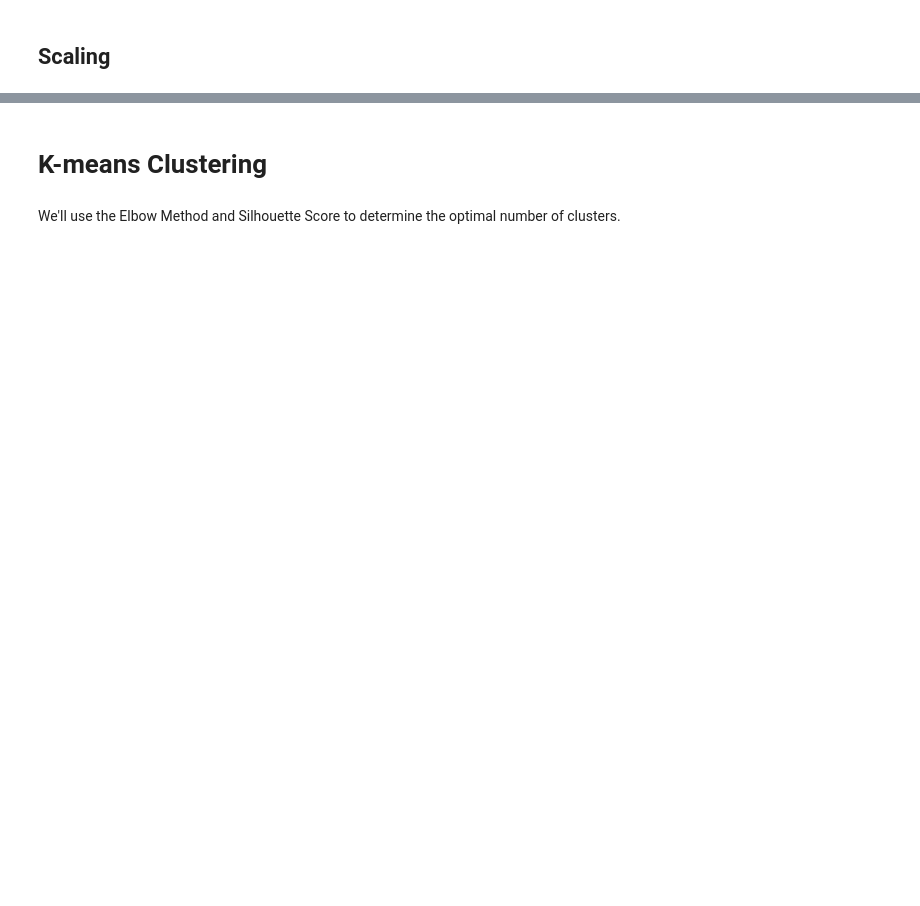
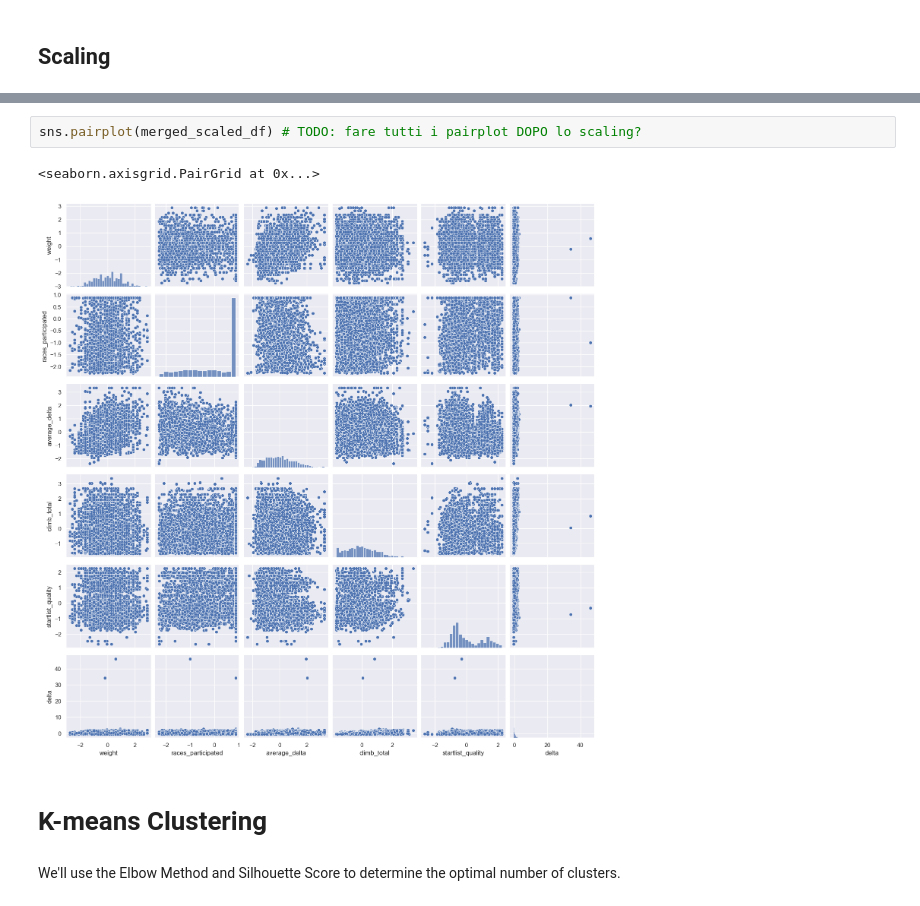
Before and after one commit to Emahhh/dm-project, a Jupyter notebook: 3_clustering.ipynb, the cells around one changed output, grey strips where cells are left out. Saved outputs shown, nothing was run; the diff lists cells and outputs as text; blank space fills up the shorter version.

```diff
--- a/3_clustering.ipynb
+++ b/3_clustering.ipynb
@@ -148,3 +193,8 @@ merged_scaled = scaler.fit_transform(merged_features)
+# %%
+sns.pairplot(merged_scaled_df) # TODO: fare tutti i pairplot DOPO lo scaling?
+# %% [output]
+<seaborn.axisgrid.PairGrid at 0x...>
+[figure, added]
 # %% [markdown]
 # K-means Clustering
 # %% [markdown]
```
Also changed, not shown: parts of 21 cells of this notebook, 3 other files.
